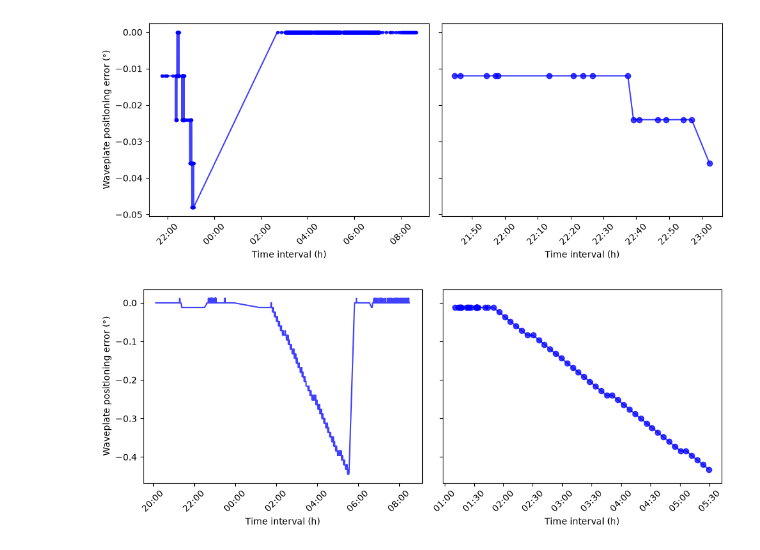
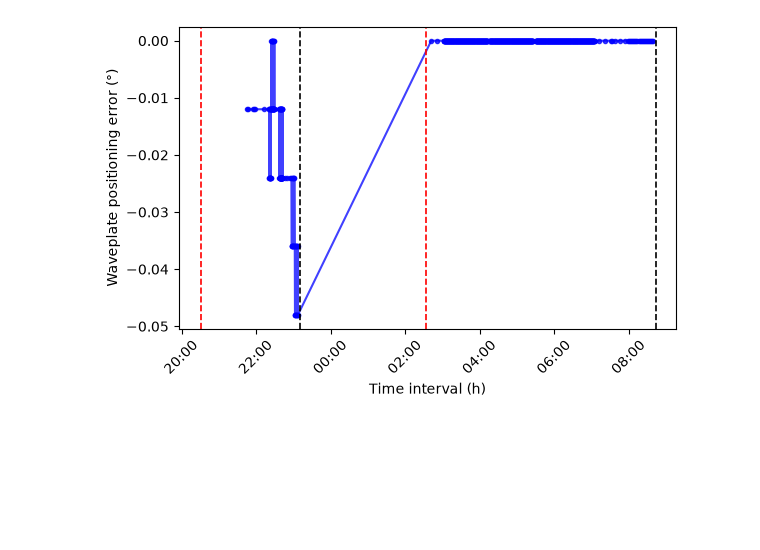
Before and after one commit to dev-LNA/S4CSTP, a Jupyter notebook: notebooks/wppos_error/wppos_error.ipynb, the cells around one changed output. Cells and saved outputs as stored; diff of their text form; code cells hidden in the pictures; blank space fills up the shorter version.

```diff
--- a/notebooks/wppos_error/wppos_error.ipynb
+++ b/notebooks/wppos_error/wppos_error.ipynb
@@ -200,46 +199,48 @@ plt.show()
 
 import numpy as np
 from matplotlib import pyplot as plt
 import pandas as pd
 from pathlib import Path
 from datetime import datetime
 import matplotlib.dates as mdates
 
-fig, axs = plt.subplots(1, 2, sharey=True, figsize=(10, 4))
+night = "20260606"
+change_waveplate = [
+    datetime.fromisoformat("2026-06-06T20:31:43.985Z"),
+    datetime.fromisoformat("2026-06-07T02:32:47.130Z"),
+]
+phot_mode = [
+    datetime.fromisoformat("2026-06-06T23:11:07.867Z"),
+    datetime.fromisoformat("2026-06-07T08:43:47.641Z"),
+]
 
-night = "20260606"
+fig, ax = plt.subplots(1, 1, sharey=True, figsize=(6, 4))
 csv_file = Path.cwd() / "_csv" / "1_frame" / f"{night}.csv"
 df = pd.read_csv(csv_file)
 mean, std = np.mean(df["ERROR"]), np.std(df["ERROR"])
 df["DATE-OBS"] = pd.to_datetime(df["DATE-OBS"], format="%Y-%m-%dT%H:%M:%S.%f")
 
-ax = axs[0]
 ax.plot(df["DATE-OBS"], df["ERROR"], ".-b", alpha=0.75)
 ax.set_ylabel("Waveplate positioning error (°)")
 ax.set_xlabel("Time interval (h)")
 ax.xaxis.set_major_formatter(mdates.DateFormatter("%H:%M"))
 ax.tick_params(axis="x", labelrotation=45)
-
-df = df[df["SEQINDEX"] == 1]
-df = df[df["DATE-OBS"] > datetime(2026, 6, 6)]
-df = df[df["DATE-OBS"] < datetime(2026, 6, 7)]
-ax = axs[1]
-ax.plot(df["DATE-OBS"], df["ERROR"], "o-b", alpha=0.75)
-ax.set_xlabel("Time interval (h)")
-ax.xaxis.set_major_formatter(mdates.DateFormatter("%H:%M"))
-ax.tick_params(axis="x", labelrotation=45)
+for event in change_waveplate:
+    ax.axvline(event, color="red", linestyle="--", linewidth=1.2, alpha=1)  # type: ignore
+for event in phot_mode:
+    ax.axvline(event, color="k", linestyle="--", linewidth=1.2, alpha=1)  # type: ignore
 
 
 image_path = Path.cwd() / "_figs" / f"{night}_err_time_series.png"
 plt.savefig(image_path, dpi=300, bbox_inches="tight")
 image_path = Path(
     rf"C:\Users\Denis\Desktop\NT_WPPOS_ERR\src\XX\Fig\{night}_err_time_series.png"
 )
 plt.savefig(image_path, dpi=300, bbox_inches="tight")
 plt.tight_layout()
 plt.show()
 # %% [output]
-[figure, old version]
+[figure, new version]
 # %%
 # ERROR TIME SERIES 20260702
 
@@ -250,9 +251,30 @@ from pathlib import Path
 from datetime import datetime
 import matplotlib.dates as mdates
 
+night = "20260702"
+change_waveplate = [
+    datetime.fromisoformat("2026-07-02T20:07:00.277Z"),
+    datetime.fromisoformat("2026-07-02T21:22:57.255Z"),
+    datetime.fromisoformat("2026-07-02T22:37:23.683Z"),
+    datetime.fromisoformat("2026-07-02T23:32:12.819Z"),
+    datetime.fromisoformat("2026-07-02T23:54:15.504Z"),
+    datetime.fromisoformat("2026-07-03T01:07:07.663Z"),
+    datetime.fromisoformat("2026-07-03T01:38:50.965Z"),
+    datetime.fromisoformat("2026-07-03T01:39:58.881Z"),
+    datetime.fromisoformat("2026-07-03T05:48:22.556Z"),
+    datetime.fromisoformat("2026-07-03T06:38:24.302Z"),
+    datetime.fromisoformat("2026-07-03T06:42:05.403Z"),
+    datetime.fromisoformat("2026-07-03T06:43:27.104Z"),
+]
+phot_mode = [
+    datetime.fromisoformat("2026-07-02T23:59:05.375Z"),
+    datetime.fromisoformat("2026-07-03T01:37:34.483Z"),
+    datetime.fromisoformat("2026-07-03T05:47:20.317Z"),
+    datetime.fromisoformat("2026-07-03T06:37:25.691Z"),
+    datetime.fromisoformat("2026-07-03T08:36:08.211Z"),
+]
+
 fig, axs = plt.subplots(1, 2, sharey=True, figsize=(10, 4))
-
-night = "20260702"
 csv_file = Path.cwd() / "_csv" / "1_frame" / f"{night}.csv"
 df = pd.read_csv(csv_file)
 mean, std = np.mean(df["ERROR"]), np.std(df["ERROR"])
@@ -264,6 +286,10 @@ ax.set_ylabel("Waveplate positioning error (°)")
 ax.set_xlabel("Time interval (h)")
 ax.xaxis.set_major_formatter(mdates.DateFormatter("%H:%M"))
 ax.tick_params(axis="x", labelrotation=45)
+for event in change_waveplate:
+    ax.axvline(event, color="red", linestyle="--", linewidth=1.2, alpha=1)  # type: ignore
+for event in phot_mode:
+    ax.axvline(event, color="k", linestyle="--", linewidth=1.2, alpha=1)  # type: ignore
 
 df = df[df["SEQINDEX"] == 1]
 df = df[df["DATE-OBS"] > datetime(2026, 7, 3, 1)]
@@ -283,8 +309,6 @@ image_path = Path(
 plt.savefig(image_path, dpi=300, bbox_inches="tight")
 plt.tight_layout()
 plt.show()
-# %% [output]
-[figure, removed]
 # %%
 # ERROR TIME SERIES 20260714
 
```
Also changed, not shown: parts of 6 cells of this notebook, 6 other files.
